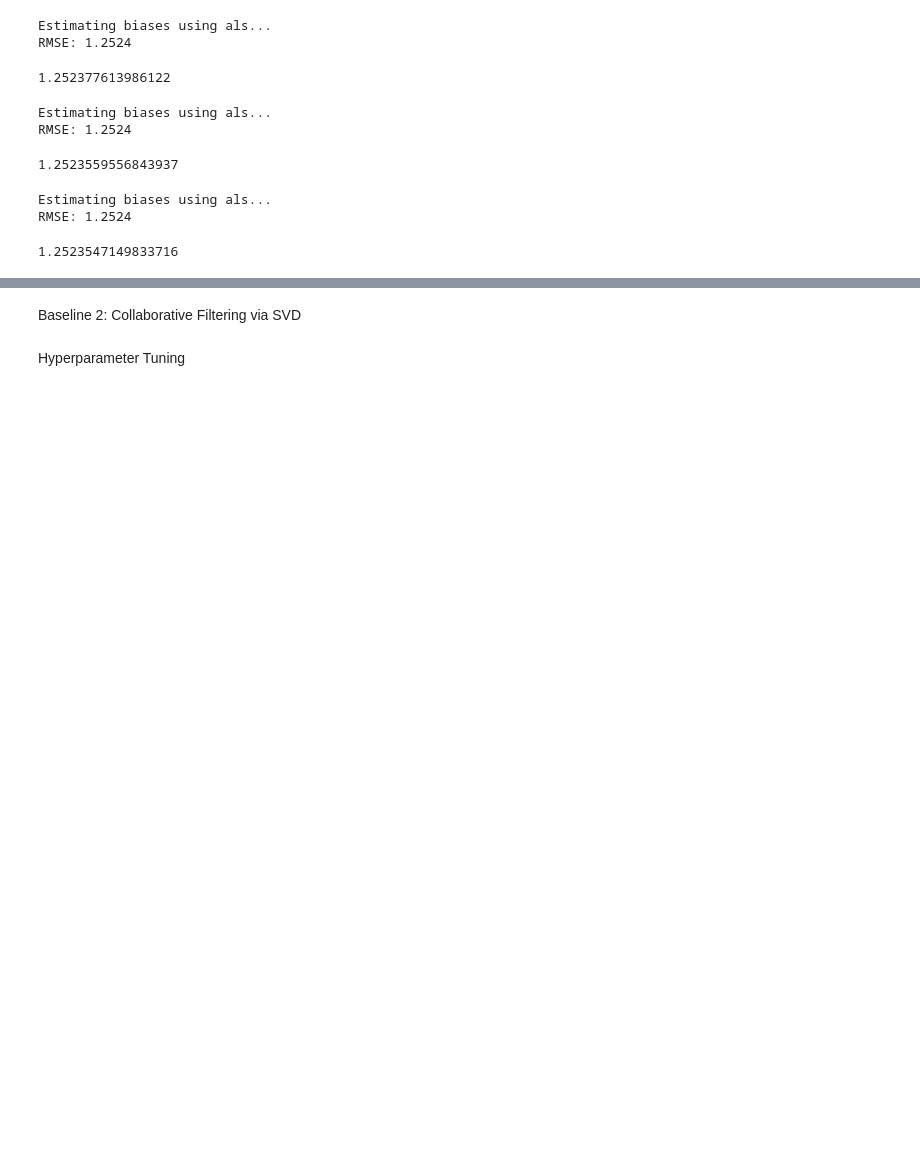
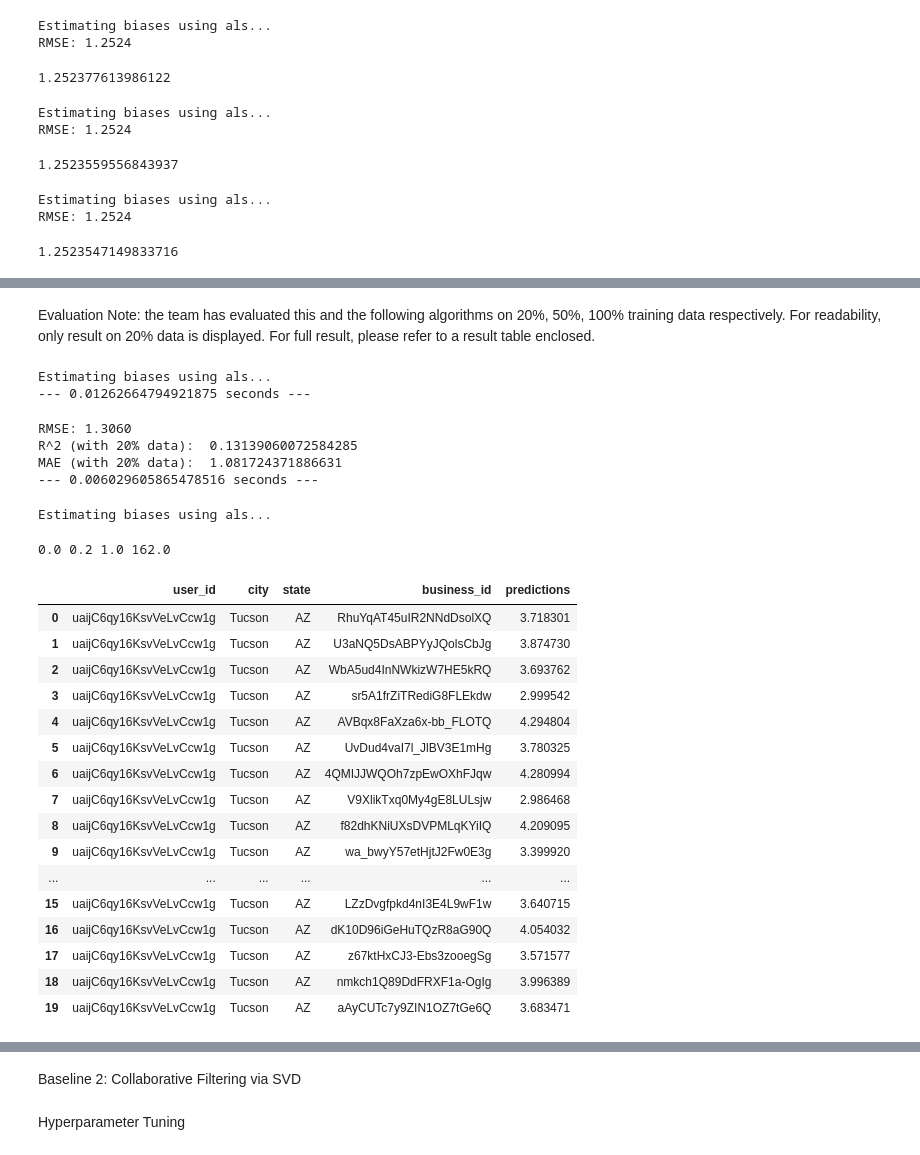
Before and after one commit to Sandokhan/yelp_project, a Jupyter notebook: RS_Teste.ipynb, the cells around one changed output, grey strips where cells are left out. Cells and saved outputs as stored; diff of their text form; code cells hidden in the pictures; blank space fills up the shorter version.

```diff
--- a/RS_Teste.ipynb
+++ b/RS_Teste.ipynb
@@ -308,0 +313,64 @@ RMSE: 1.2524
+# %% [markdown]
+Evaluation
+Note: the team has evaluated this and the following algorithms on 20%, 50%, 100% training data respectively. For readability, only result on 20% data is displayed. For full result, please refer to a result table enclosed.
+# %%
+# runtime on 20% data
+start_time = time.time()
+bias_baseline.fit(train_sr)
+print("--- %s seconds ---" % (time.time() - start_time))
+# %% [output]
+Estimating biases using als...
+--- 0.01262664794921875 seconds ---
+# %%
+# Regression metrics
+bbase_p = bias_baseline.test(test_sr)
+start_time = time.time()
+bbase_20_df = pd.DataFrame(bbase_p, columns = ['userId','itemId','rating','pred_rating','x'])
+accuracy.rmse(bbase_p)
+print('R^2 (with 20% data): ', r2_score(bbase_20_df.rating , bbase_20_df.pred_rating))
+print('MAE (with 20% data): ', mean_absolute_error(bbase_20_df.rating, bbase_20_df.pred_rating))
+print("--- %s seconds ---" % (time.time() - start_time))
+# %% [output]
+RMSE: 1.3060
+R^2 (with 20% data):  0.13139060072584285
+MAE (with 20% data):  1.081724371886631
+--- 0.006029605865478516 seconds ---
+# %%
+# Ranking + coverage + novelty metrics
+predict_df_baseline = predict_df.copy()
+eval_set = Dataset.load_from_df(predict_df_baseline[['user_id','business_id','predictions']], reader)
+
+bias_basline = BaselineOnly({'method': 'als', 'n_epochs':9})
+eval_before = eval_set.build_full_trainset()
+eval_sr = eval_before.build_testset()
+bias_basline.fit(train_sr)
+eval_pred = bias_basline.test(eval_sr)
+#accuracy.rmse(predictions_50)
+baseline_20 = pd.DataFrame(eval_pred, columns = ['userId','itemId','rating','pred_rating','x'])
+predict_df_baseline['predictions'] = baseline_20.pred_rating
+# %% [output]
+Estimating biases using als...
+# %%
+top_10, coverage, serendipity, avg_rank = get_all_metrics(predict_df_baseline, out, reviews_train_final)
+# %% [output]
+0.0 0.2 1.0 162.0
+# %%
+predict_df_baseline.head(20)
+# %% [output]
+|  | user_id | city | state | business_id | predictions |
+| 0 | uaijC6qy16KsvVeLvCcw1g | Tucson | AZ | RhuYqAT45uIR2NNdDsolXQ | 3.718301 |
+| 1 | uaijC6qy16KsvVeLvCcw1g | Tucson | AZ | U3aNQ5DsABPYyJQolsCbJg | 3.874730 |
+| 2 | uaijC6qy16KsvVeLvCcw1g | Tucson | AZ | WbA5ud4InNWkizW7HE5kRQ | 3.693762 |
+| 3 | uaijC6qy16KsvVeLvCcw1g | Tucson | AZ | sr5A1frZiTRediG8FLEkdw | 2.999542 |
+| 4 | uaijC6qy16KsvVeLvCcw1g | Tucson | AZ | AVBqx8FaXza6x-bb_FLOTQ | 4.294804 |
+| 5 | uaijC6qy16KsvVeLvCcw1g | Tucson | AZ | UvDud4vaI7l_JlBV3E1mHg | 3.780325 |
+| 6 | uaijC6qy16KsvVeLvCcw1g | Tucson | AZ | 4QMIJJWQOh7zpEwOXhFJqw | 4.280994 |
+| 7 | uaijC6qy16KsvVeLvCcw1g | Tucson | AZ | V9XlikTxq0My4gE8LULsjw | 2.986468 |
+| 8 | uaijC6qy16KsvVeLvCcw1g | Tucson | AZ | f82dhKNiUXsDVPMLqKYiIQ | 4.209095 |
+| 9 | uaijC6qy16KsvVeLvCcw1g | Tucson | AZ | wa_bwyY57etHjtJ2Fw0E3g | 3.399920 |
+| ... | ... | ... | ... | ... | ... |
+| 15 | uaijC6qy16KsvVeLvCcw1g | Tucson | AZ | LZzDvgfpkd4nI3E4L9wF1w | 3.640715 |
+| 16 | uaijC6qy16KsvVeLvCcw1g | Tucson | AZ | dK10D96iGeHuTQzR8aG90Q | 4.054032 |
+| 17 | uaijC6qy16KsvVeLvCcw1g | Tucson | AZ | z67ktHxCJ3-Ebs3zooegSg | 3.571577 |
+| 18 | uaijC6qy16KsvVeLvCcw1g | Tucson | AZ | nmkch1Q89DdFRXF1a-OgIg | 3.996389 |
+| 19 | uaijC6qy16KsvVeLvCcw1g | Tucson | AZ | aAyCUTc7y9ZIN1OZ7tGe6Q | 3.683471 |
```
Also changed, not shown: parts of 25 cells of this notebook.
